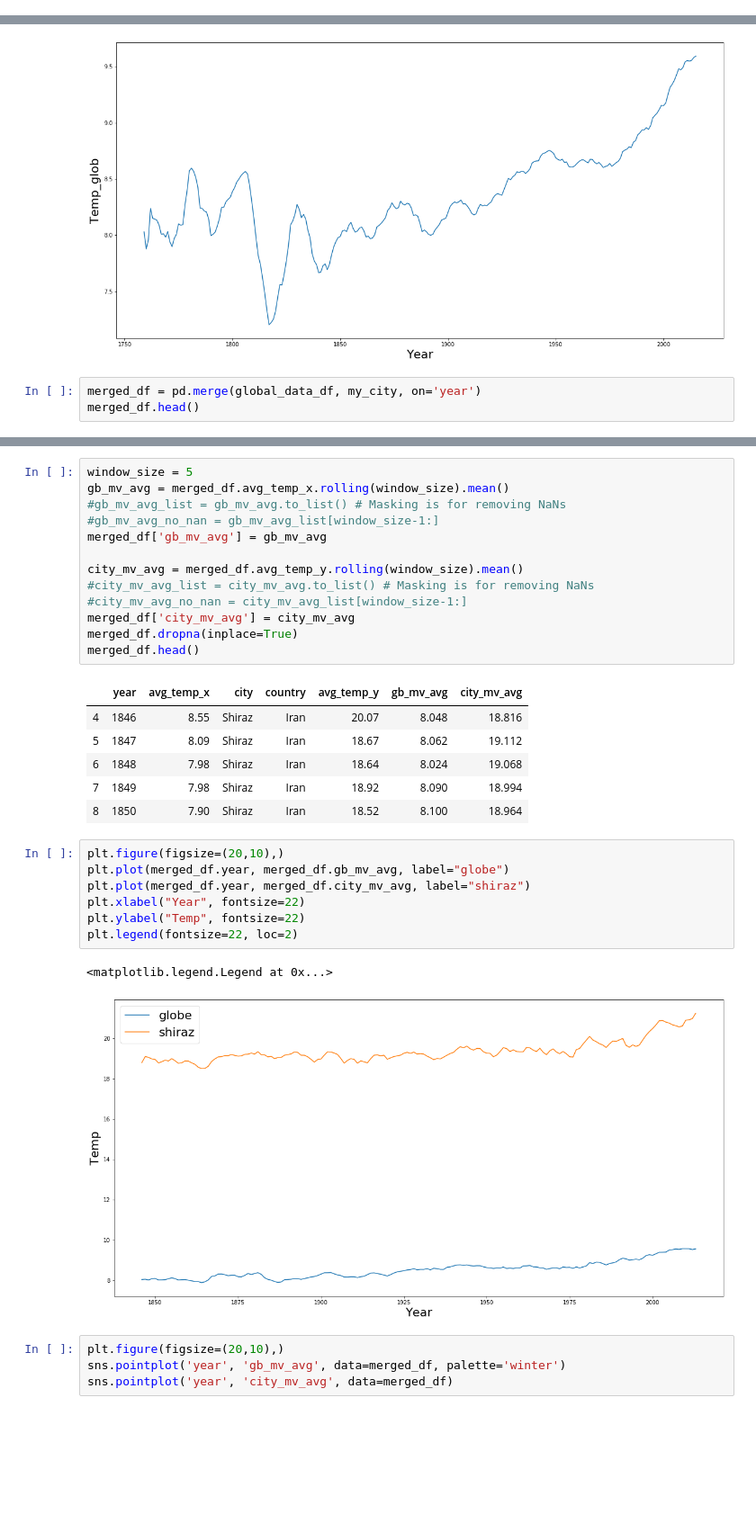
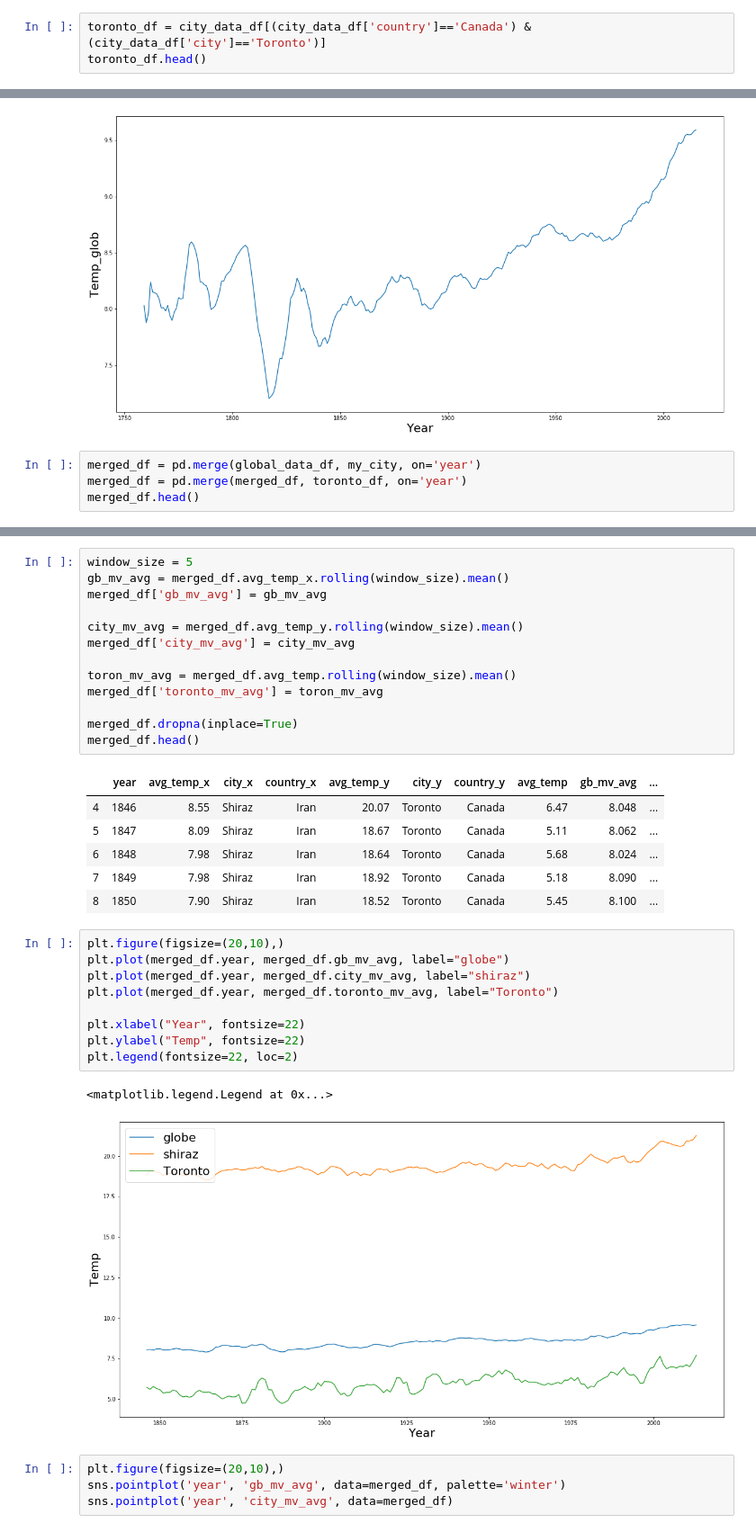
Before and after one commit to mzhoolideh/data_science_pract, a Jupyter notebook: weather_trend/explore_weather_trends.ipynb, the cells around one changed output, grey strips where cells are left out. Shown at 90% size. Drawn from its saved outputs; the diff is of its cells as text; blank space fills up the shorter version.

Commit message:
feat: Toronto added to my analysis

```diff
--- a/weather_trend/explore_weather_trends.ipynb
+++ b/weather_trend/explore_weather_trends.ipynb
@@ -59,3 +59,6 @@ my_city.head()
 | 59881 | 1844 | Shiraz | Iran | 19.29 |
 | 59882 | 1845 | Shiraz | Iran | 18.67 |
 | 59883 | 1846 | Shiraz | Iran | 20.07 |
+# %%
+toronto_df = city_data_df[(city_data_df['country']=='Canada') &  (city_data_df['city']=='Toronto')]
+toronto_df.head()
@@ -109,5 +138,6 @@ Text(0, 0.5, 'Temp_glob')
 [figure]
 # %%
 merged_df = pd.merge(global_data_df, my_city, on='year')
+merged_df = pd.merge(merged_df, toronto_df, on='year')
 merged_df.head()
 # %% [output]
@@ -120,33 +150,35 @@ merged_df.head()
 # %%
 window_size = 5
 gb_mv_avg = merged_df.avg_temp_x.rolling(window_size).mean()
-#gb_mv_avg_list = gb_mv_avg.to_list() # Masking is for removing NaNs
-#gb_mv_avg_no_nan = gb_mv_avg_list[window_size-1:]
 merged_df['gb_mv_avg'] = gb_mv_avg
 
 city_mv_avg = merged_df.avg_temp_y.rolling(window_size).mean()
-#city_mv_avg_list = city_mv_avg.to_list() # Masking is for removing NaNs
-#city_mv_avg_no_nan = city_mv_avg_list[window_size-1:]
 merged_df['city_mv_avg'] = city_mv_avg
+
+toron_mv_avg = merged_df.avg_temp.rolling(window_size).mean()
+merged_df['toronto_mv_avg'] = toron_mv_avg
+
 merged_df.dropna(inplace=True)
 merged_df.head()
 # %% [output]
-|  | year | avg_temp_x | city | country | avg_temp_y | gb_mv_avg | city_mv_avg |
-| 4 | 1846 | 8.55 | Shiraz | Iran | 20.07 | 8.048 | 18.816 |
-| 5 | 1847 | 8.09 | Shiraz | Iran | 18.67 | 8.062 | 19.112 |
-| 6 | 1848 | 7.98 | Shiraz | Iran | 18.64 | 8.024 | 19.068 |
-| 7 | 1849 | 7.98 | Shiraz | Iran | 18.92 | 8.090 | 18.994 |
-| 8 | 1850 | 7.90 | Shiraz | Iran | 18.52 | 8.100 | 18.964 |
+|  | year | avg_temp_x | city_x | country_x | avg_temp_y | city_y | country_y | avg_temp | gb_mv_avg | ... |
+| 4 | 1846 | 8.55 | Shiraz | Iran | 20.07 | Toronto | Canada | 6.47 | 8.048 | ... |
+| 5 | 1847 | 8.09 | Shiraz | Iran | 18.67 | Toronto | Canada | 5.11 | 8.062 | ... |
+| 6 | 1848 | 7.98 | Shiraz | Iran | 18.64 | Toronto | Canada | 5.68 | 8.024 | ... |
+| 7 | 1849 | 7.98 | Shiraz | Iran | 18.92 | Toronto | Canada | 5.18 | 8.090 | ... |
+| 8 | 1850 | 7.90 | Shiraz | Iran | 18.52 | Toronto | Canada | 5.45 | 8.100 | ... |
 # %%
 plt.figure(figsize=(20,10),)
 plt.plot(merged_df.year, merged_df.gb_mv_avg, label="globe")
 plt.plot(merged_df.year, merged_df.city_mv_avg, label="shiraz")
+plt.plot(merged_df.year, merged_df.toronto_mv_avg, label="Toronto")
+
 plt.xlabel("Year", fontsize=22)
 plt.ylabel("Temp", fontsize=22)
 plt.legend(fontsize=22, loc=2)
 # %% [output]
 <matplotlib.legend.Legend at 0x...>
-[figure, old version]
+[figure, new version]
 # %%
 plt.figure(figsize=(20,10),)
 sns.pointplot('year', 'gb_mv_avg', data=merged_df, palette='winter')
```
Also changed, not shown: parts of 4 cells of this notebook.
